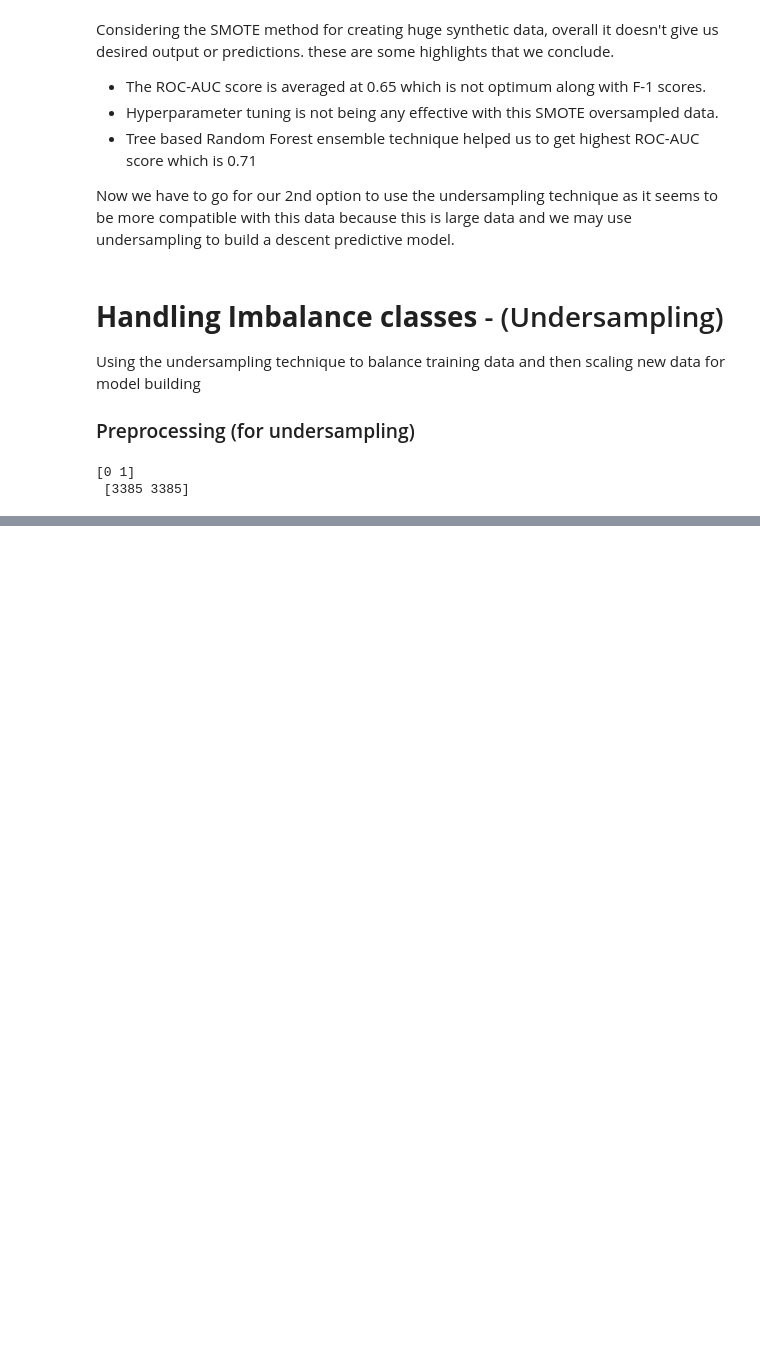
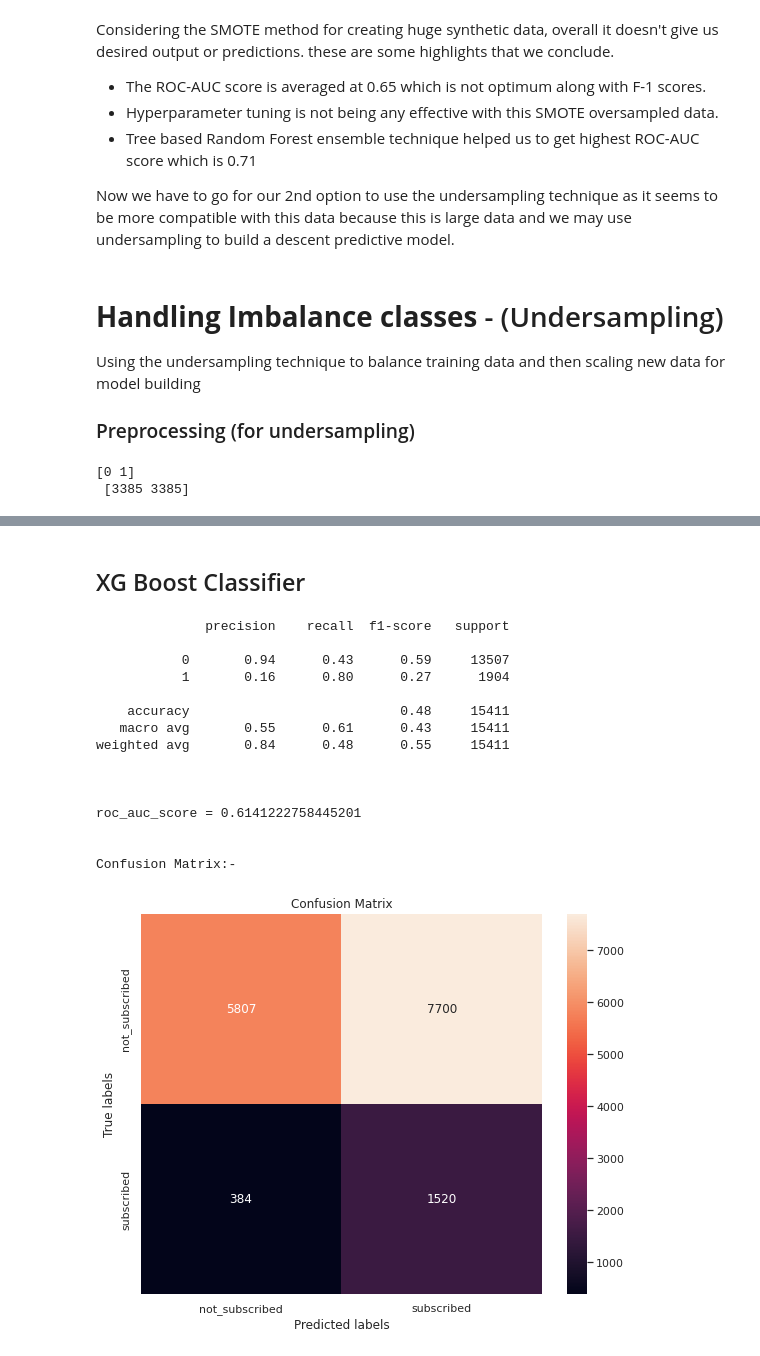
Before and after one commit to GuptaRitik/Marketing-Effectiveness-Prediction, a Jupyter notebook: Bank_Marketing_Effectiveness_Prediction_Capstone_Project.ipynb, the cells around one changed output, grey strips where cells are left out. Drawn from its saved outputs; the diff is of its cells as text; code cells hidden in the pictures; blank space fills up the shorter version.

```diff
--- a/Bank_Marketing_Effectiveness_Prediction_Capstone_Project.ipynb
+++ b/Bank_Marketing_Effectiveness_Prediction_Capstone_Project.ipynb
@@ -1125,0 +1188,50 @@ print(unique, '\n', frequency)
+# %% [markdown]
+## XG Boost Classifier
+# %%
+import xgboost as xgb
+from sklearn.experimental import enable_halving_search_cv
+from sklearn.model_selection import HalvingRandomSearchCV
+
+seed = np.random.seed(1)
+
+#classifier instance of current iteration
+xgbc = xgb.XGBClassifier()
+
+
+#setting grid of selected parameters for iteration
+param_grid = {'gamma': [0.1,0.2,0.4,0.8,1.6,3.2,6.4,12.8,25.6,51.2,102.4],
+              'learning_rate': [0.01, 0.03, 0.06, 0.1, 0.15, 0.2, 0.300000012, 0.5, 0.6, 0.7],
+              'max_depth': [5,6,7,8,9,10,11,12,13,14],
+              'n_estimators': [50,100,140,210],
+              'reg_alpha': [0,0.1,0.2,0.4,0.8,1.6,3.2,6.4,12.8,25.6,51.2,102.4,200],
+              'reg_lambda': [0,0.1,0.2,0.4,0.8,1.6,3.2,6.4,12.8,25.6,51.2,102.4,200]}
+
+
+#GridSearch instance of current iteration
+clf = HalvingRandomSearchCV(estimator=xgbc, param_distributions=param_grid,
+                            scoring='roc_auc', cv=2,
+                            n_jobs=-1, factor=3)
+
+clf.fit(x_train, y_train) # training model
+xg_test = clf.predict(x_test) #predicting on test
+
+xg_scores = all_scores(y_test, xg_test) #storing scores
+
+get_report(y_test, xg_test) #classification report
+# %% [output]
+              precision    recall  f1-score   support
+
+           0       0.94      0.43      0.59     13507
+           1       0.16      0.80      0.27      1904
+
+    accuracy                           0.48     15411
+   macro avg       0.55      0.61      0.43     15411
+weighted avg       0.84      0.48      0.55     15411
+
+
+
+roc_auc_score = 0.6141222758445201
+
+
+Confusion Matrix:-
+[figure, added]
```
Also changed, not shown: parts of 8 cells of this notebook.
